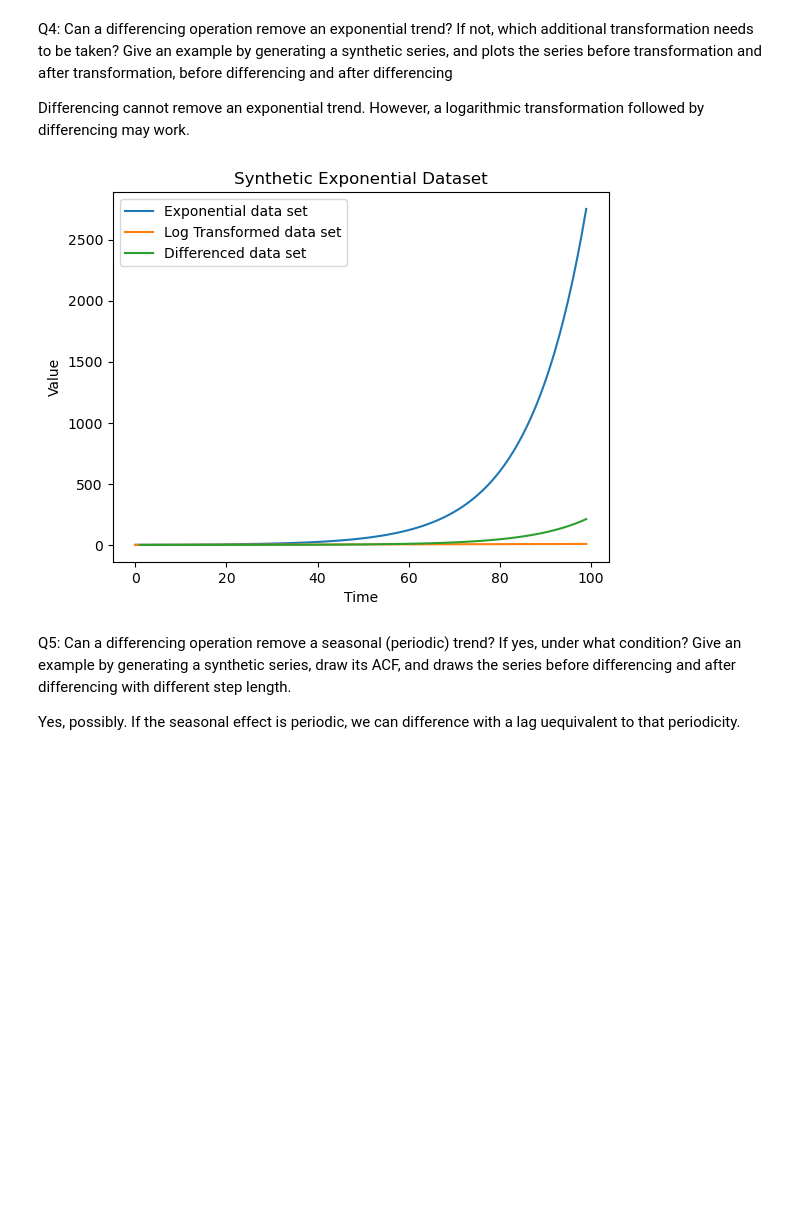
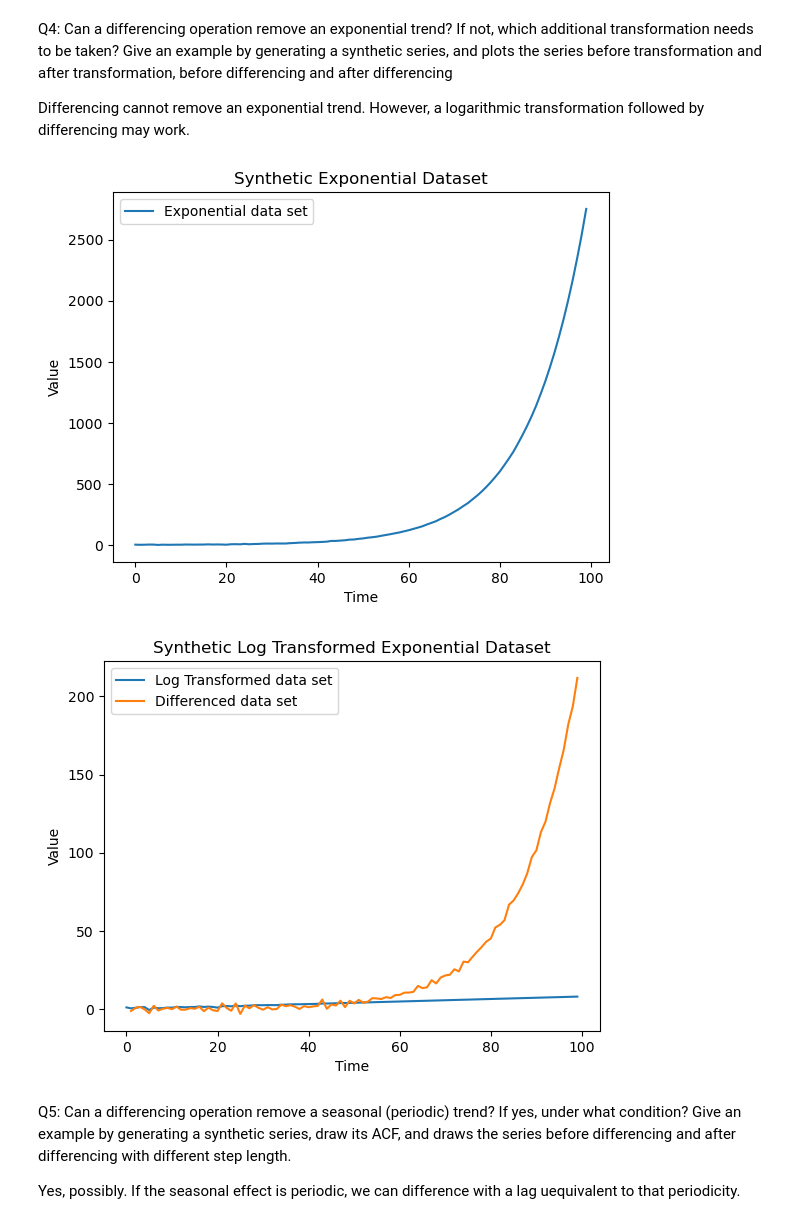
Before and after one commit to nagars/IL2233-KTH-Embedded-Intelligence, a Jupyter notebook: Lab2/lab2 Task6.ipynb, the cells around one changed output. Saved outputs shown, nothing was run; the diff lists cells and outputs as text; code cells hidden in the pictures; blank space fills up the shorter version.

```diff
--- a/Lab2/lab2 Task6.ipynb
+++ b/Lab2/lab2 Task6.ipynb
@@ -65,32 +65,41 @@ Differencing cannot remove an exponential trend. However, a logarithmic transfor
 # %%
 import numpy as np
 import matplotlib.pyplot as plt
 
 # Number of data points
 n = 100
 
 # Generate time points
 time_points = np.arange(n)
 
 # Generate exponential data
-exponential_data = np.exp(0.08 * time_points)
+exponential_data = np.exp(0.08 * time_points) + noise
 
 # Perform logarithmic transformation
 log_transformed_data = np.log(exponential_data)
 
 # Perform differencing
 differenced_data = np.diff(exponential_data)
 
+plt.figure()
 plt.plot(time_points, exponential_data, label='Exponential data set')
-plt.plot(time_points, log_transformed_data, label='Log Transformed data set')
-plt.plot(time_points[1:], differenced_data, label='Differenced data set')
 plt.xlabel('Time')
 plt.ylabel('Value')
 plt.title('Synthetic Exponential Dataset')
 plt.legend()
+plt.savefig(f'plots/{plot_filename_base}_exponential_line.png')
+
+plt.figure()
+plt.xlabel('Time')
+plt.ylabel('Value')
+plt.title('Synthetic Log Transformed Exponential Dataset')
+plt.plot(time_points, log_transformed_data, label='Log Transformed data set')
+plt.plot(time_points[1:], differenced_data, label='Differenced data set')
+plt.legend()
 plt.savefig(f'plots/{plot_filename_base}_exponential_transform_line.png')
 # %% [output]
-[figure, old version]
+[figure, new version]
+[figure, added]
 # %% [markdown]
 Q5: Can a differencing operation remove a seasonal (periodic) trend? If yes, under what
 condition? Give an example by generating a synthetic series, draw its ACF, and draws
```
Also changed, not shown: parts of 1 cell of this notebook, 11 other files.
